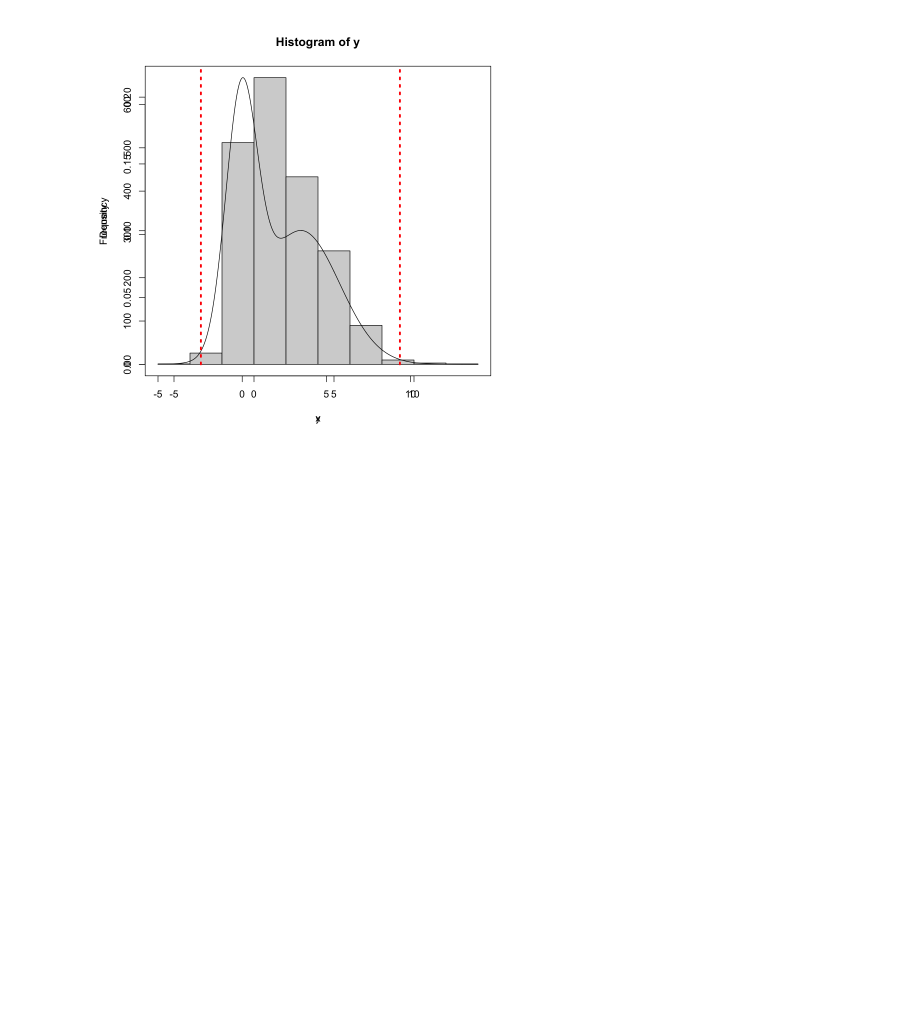
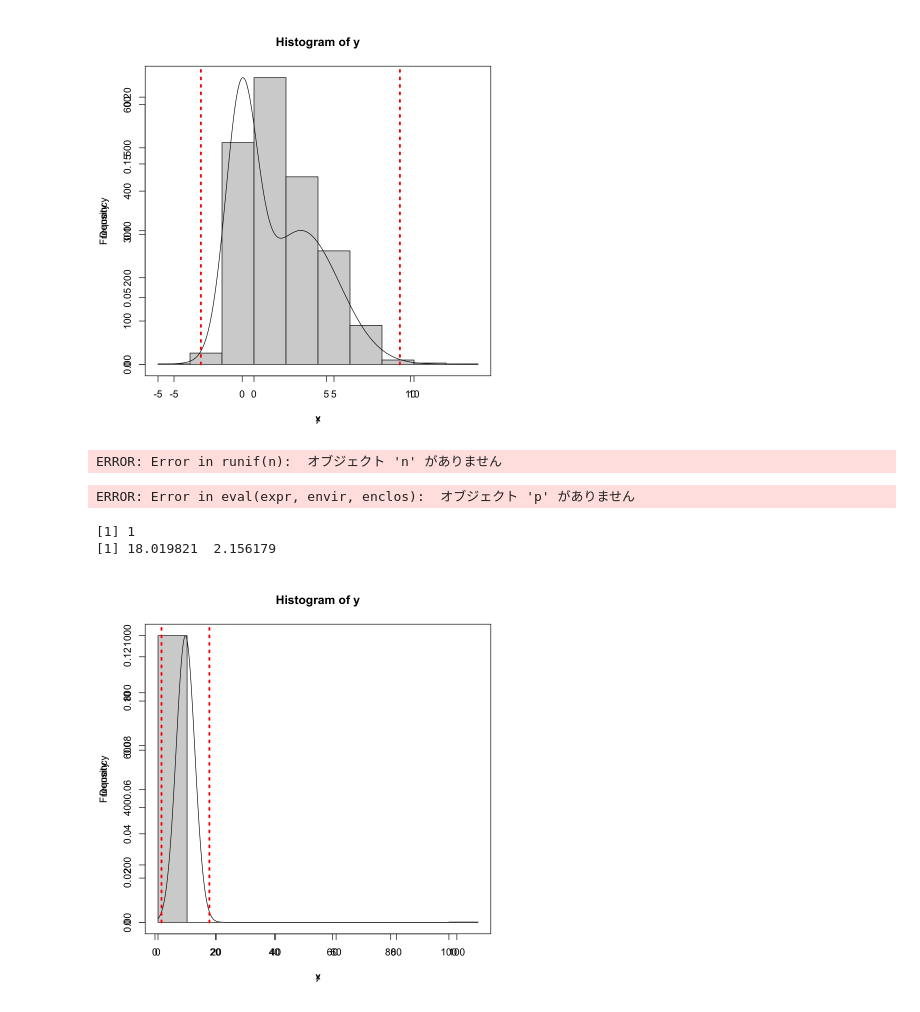
Before and after one commit to notfolder/R-datagen, a Jupyter notebook: R-outlier.ipynb, the cells around one changed output. Cells and saved outputs as stored; diff of their text form; code cells hidden in the pictures; blank space fills up the shorter version.

```diff
--- a/R-outlier.ipynb
+++ b/R-outlier.ipynb
@@ -155,3 +155,43 @@ segments(thr_low, 0, thr_low, 300, col = "red", lty = 3, lwd = 3) # 閾値に線
 [1] 2
 [1]  9.363799 -2.452893
 [figure]
+# %%
+y <- sample(10:100, 1000, replace = TRUE)
+y[1000] <- 107
+y[999] <- 1
+
+ret <- outlier(y, G = 1:9)
+fit <- ret$fit
+print(fit$G)
+thr_high <- ret$thr_high
+thr_low <- ret$thr_low
+print(c(thr_high, thr_low))
+hist(y)
+par(new = T)
+plot(fit, what = "density")
+segments(thr_high, 0, thr_high, 300, col = "red", lty = 3, lwd = 3) # 閾値に線を引く
+segments(thr_low, 0, thr_low, 300, col = "red", lty = 3, lwd = 3) # 閾値に線を引く
+# %% [output]
+ERROR: Error in runif(n):  オブジェクト 'n' がありません
+ERROR: Error in eval(expr, envir, enclos):  オブジェクト 'p' がありません
+# %%
+p <- dnorm(10:100, mean = 50, sd = 20)
+y <- sample(10:100, 1000, replace = TRUE, prob = p)
+y[1000] <- 107
+y[999] <- 1
+
+ret <- outlier(y)
+fit <- ret$fit
+print(fit$G)
+thr_high <- ret$thr_high
+thr_low <- ret$thr_low
+print(c(thr_high, thr_low))
+hist(y)
+par(new = T)
+plot(fit, what = "density")
+segments(thr_high, 0, thr_high, 300, col = "red", lty = 3, lwd = 3) # 閾値に線を引く
+segments(thr_low, 0, thr_low, 300, col = "red", lty = 3, lwd = 3) # 閾値に線を引く
+# %% [output]
+[1] 1
+[1] 18.019821  2.156179
+[figure, added]
```
Also changed, not shown: 1 other file.
